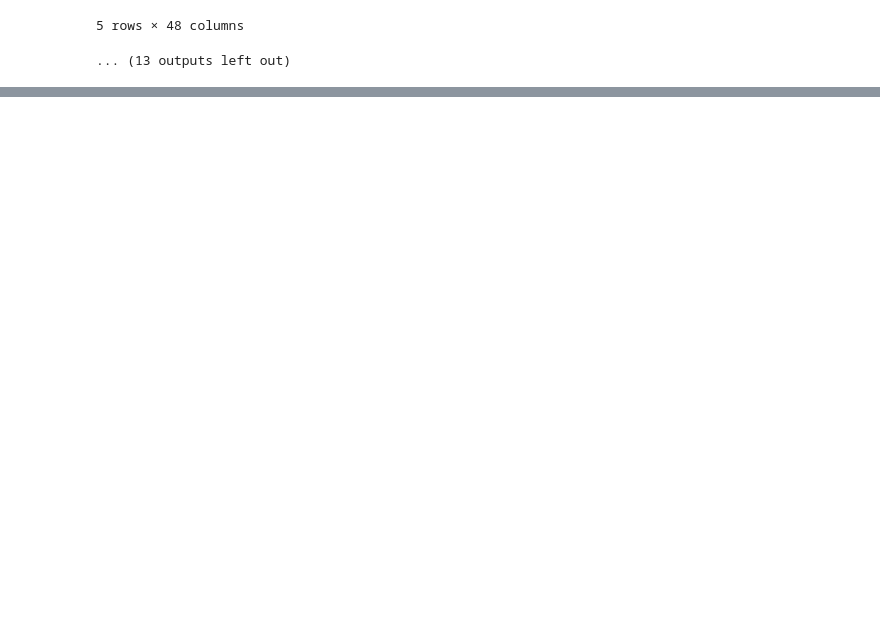
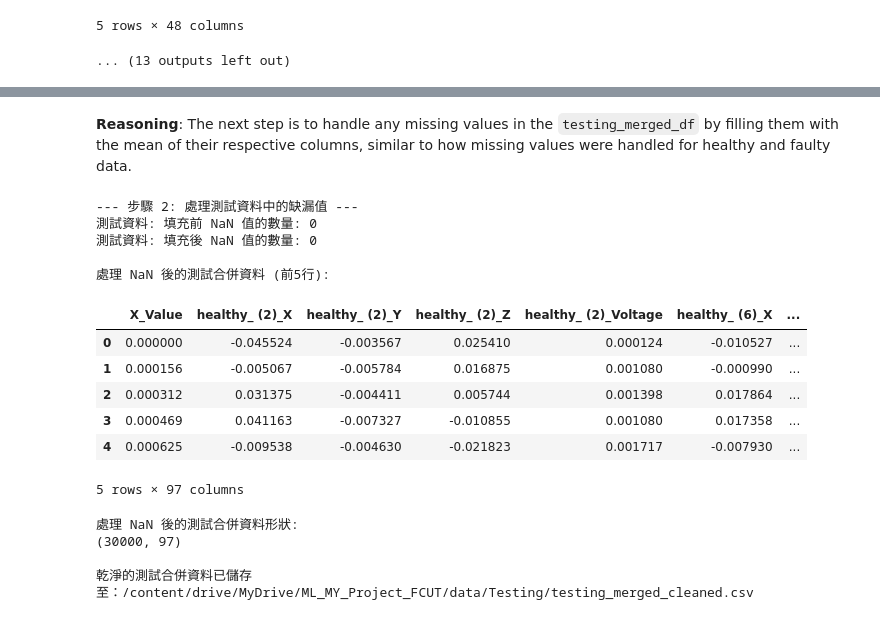
Before and after one commit to sula316/ML_MY_Project_FCUT, a Jupyter notebook: ML_MY_Project_FCUT.ipynb, the cells around one changed output, grey strips where cells are left out. Saved outputs shown, nothing was run; the diff lists cells and outputs as text; code cells hidden in the pictures; blank space fills up the shorter version.

```diff
--- a/ML_MY_Project_FCUT.ipynb
+++ b/ML_MY_Project_FCUT.ipynb
@@ -388,0 +506,18 @@ print("所有檔案檢查完畢。")
+# %%
+# --- 步驟 2: 處理故障資料中的缺漏值 ---
+print("\n--- 步驟 2: 處理故障資料中的缺漏值 ---")
+
+print(f"故障資料: 填充前 NaN 值的數量: {faulty_merged_df.isnull().sum().sum()}")
+
+data_cols_faulty = [col for col in faulty_merged_df.columns if col != 'X_Value']
+for col in data_cols_faulty:
+    if faulty_merged_df[col].isnull().any():
+        faulty_merged_df[col] = faulty_merged_df[col].fillna(faulty_merged_df[col].mean())
+
+print(f"故障資料: 填充後 NaN 值的數量: {faulty_merged_df.isnull().sum().sum()}")
+
+print("\n處理 NaN 後的故障合併資料 (前5行):")
+display(faulty_merged_df.head())
+
+print("\n處理 NaN 後的故障合併資料形狀:")
+print(faulty_merged_df.shape)
@@ -388,0 +773,49 @@ print("所有檔案檢查完畢。")
+# %% [markdown]
+**Reasoning**:
+The next step is to handle any missing values in the `testing_merged_df` by filling them with the mean of their respective columns, similar to how missing values were handled for healthy and faulty data.
+# %%
+# --- 步驟 2: 處理測試資料中的缺漏值 ---
+print("\n--- 步驟 2: 處理測試資料中的缺漏值 ---")
+
+# 檢查 testing_merged_df 中是否有 NaN 值
+print(f"測試資料: 填充前 NaN 值的數量: {testing_merged_df.isnull().sum().sum()}")
+
+# 使用每個欄位的平均值填充 NaN 值，'X_Value' 列通常不需要填充因為它是時間軸，但為確保一致性，可以檢查
+# 只對非 'X_Value' 的數據列進行填充
+data_cols_testing = [col for col in testing_merged_df.columns if col != 'X_Value']
+for col in data_cols_testing:
+    if testing_merged_df[col].isnull().any():
+        testing_merged_df[col] = testing_merged_df[col].fillna(testing_merged_df[col].mean())
+
+# 再次檢查 NaN 值以確保所有缺漏值都已被處理
+print(f"測試資料: 填充後 NaN 值的數量: {testing_merged_df.isnull().sum().sum()}")
+
+print("\n處理 NaN 後的測試合併資料 (前5行):")
+display(testing_merged_df.head())
+
+print("\n處理 NaN 後的測試合併資料形狀:")
+print(testing_merged_df.shape)
+
+# 由於原始需求提到「各別儲存乾淨資料」，這裡假設是指儲存這個完整的、已填充缺漏值的 testing_merged_df
+# 如果需要將不同測量類型（如X, Y, Z, Voltage）分開儲存，請進一步說明。
+# 我們可以將處理後的資料儲存為一個新的CSV檔案，方便後續使用。
+output_file_path_full = '/content/drive/MyDrive/ML_MY_Project_FCUT/data/Testing/testing_merged_cleaned.csv'
+testing_merged_df.to_csv(output_file_path_full, index=False)
+print(f"\n乾淨的測試合併資料已儲存至：{output_file_path_full}")
+# %% [output]
+--- 步驟 2: 處理測試資料中的缺漏值 ---
+測試資料: 填充前 NaN 值的數量: 0
+測試資料: 填充後 NaN 值的數量: 0
+
+處理 NaN 後的測試合併資料 (前5行):
+|  | X_Value | healthy_ (2)_X | healthy_ (2)_Y | healthy_ (2)_Z | healthy_ (2)_Voltage | healthy_ (6)_X | ... |
+| 0 | 0.000000 | -0.045524 | -0.003567 | 0.025410 | 0.000124 | -0.010527 | ... |
+| 1 | 0.000156 | -0.005067 | -0.005784 | 0.016875 | 0.001080 | -0.000990 | ... |
+| 2 | 0.000312 | 0.031375 | -0.004411 | 0.005744 | 0.001398 | 0.017864 | ... |
+| 3 | 0.000469 | 0.041163 | -0.007327 | -0.010855 | 0.001080 | 0.017358 | ... |
+| 4 | 0.000625 | -0.009538 | -0.004630 | -0.021823 | 0.001717 | -0.007930 | ... |
+5 rows × 97 columns
+處理 NaN 後的測試合併資料形狀:
+(30000, 97)
+
+乾淨的測試合併資料已儲存至：/content/drive/MyDrive/ML_MY_Project_FCUT/data/Testing/testing_merged_cleaned.csv
```
Also changed, not shown: parts of 29 cells of this notebook.
